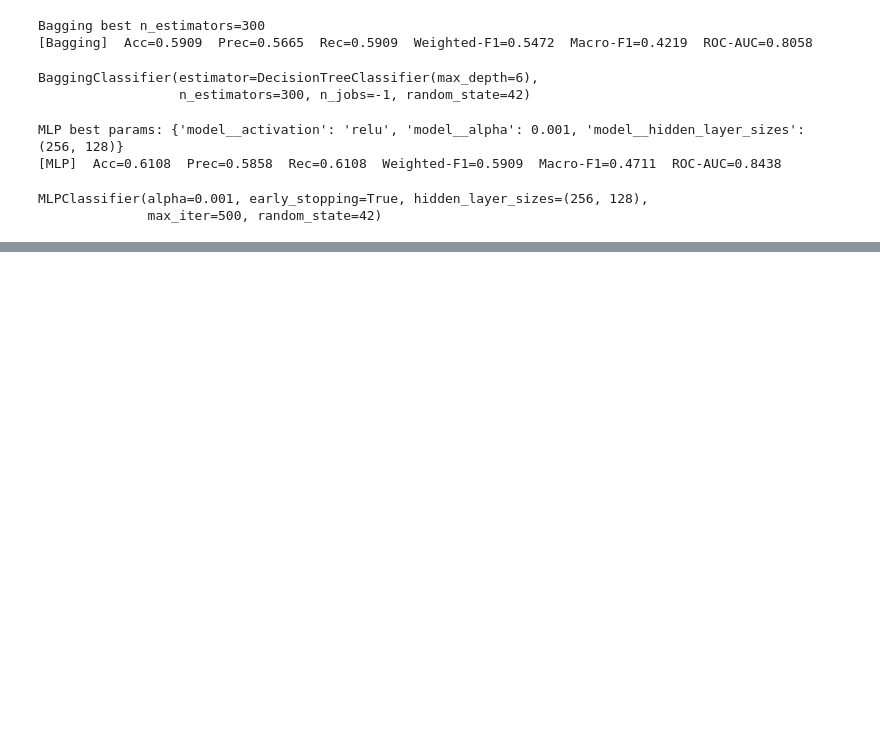
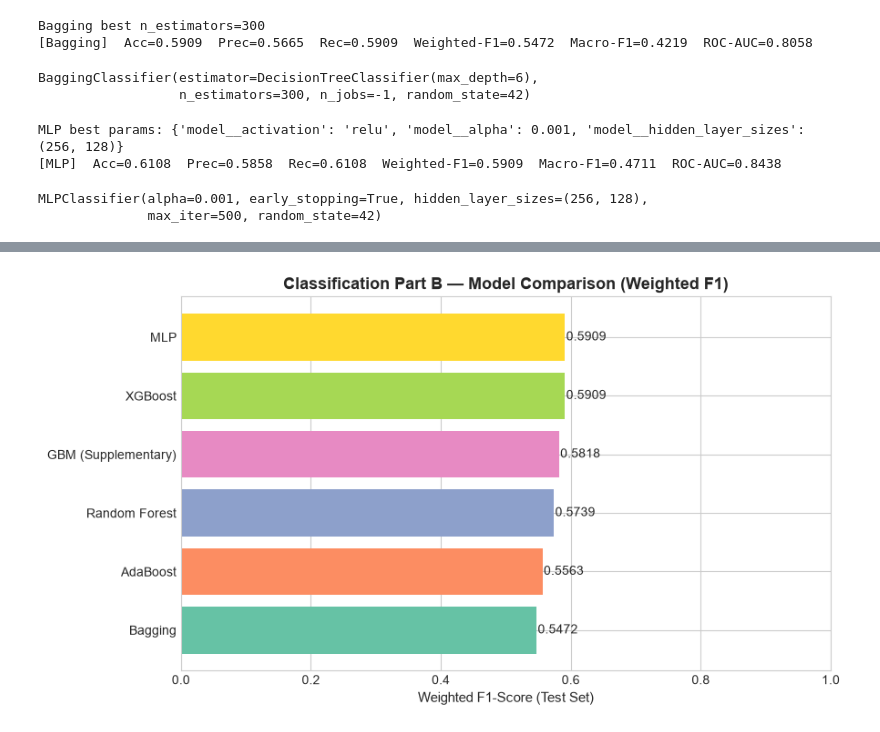
Before and after one commit to Harishraghult/ML_project, a Jupyter notebook: notebooks/classification_partB.ipynb, the cells around one changed output, grey strips where cells are left out. Drawn from its saved outputs; the diff is of its cells as text; code cells hidden in the pictures; blank space fills up the shorter version.

Commit message:
feat(classification-partB): consolidate 10-algorithm benchmarks, MDI importances, and export Part B pipeline

```diff
--- a/notebooks/classification_partB.ipynb
+++ b/notebooks/classification_partB.ipynb
@@ -391,0 +395,14 @@ MLPClassifier(alpha=0.001, early_stopping=True, hidden_layer_sizes=(256, 128),
+# %%
+partB_table = (pd.DataFrame(clf_results)
+               .sort_values(by='Weighted_F1', ascending=False)
+               .reset_index(drop=True))
+partB_table.index = np.arange(1, len(partB_table) + 1)
+
+print("=" * 65)
+print("CLASSIFICATION COMPARISON TABLE (PART B — ENSEMBLE & MLP)")
+print("=" * 65)
+display(partB_table)
+
+# Save Part B results for consolidated benchmark
+partB_table.to_csv(os.path.join(DATA_DIR, 'partB_results.csv'), index=False)
+print("Saved Part B metrics to ../data/partB_results.csv")
@@ -391,0 +421,15 @@ MLPClassifier(alpha=0.001, early_stopping=True, hidden_layer_sizes=(256, 128),
+# %%
+# Bar chart: Weighted-F1 comparison
+fig, ax = plt.subplots(figsize=(9, 5))
+bars = ax.barh(partB_table['Algorithm'][::-1], partB_table['Weighted_F1'][::-1],
+               color=sns.color_palette('Set2', len(partB_table)))
+for bar, val in zip(bars, partB_table['Weighted_F1'][::-1]):
+    ax.text(bar.get_width() + 0.002, bar.get_y() + bar.get_height()/2,
+            f"{val:.4f}", va='center', fontsize=10)
+ax.set_xlim(0, 1.0)
+ax.set_xlabel('Weighted F1-Score (Test Set)', fontsize=11)
+ax.set_title('Classification Part B — Model Comparison (Weighted F1)', fontsize=13, fontweight='bold')
+plt.tight_layout()
+plt.show()
+# %% [output]
+[figure, added]
```
Also changed, not shown: parts of 9 cells of this notebook, 5 other files.
